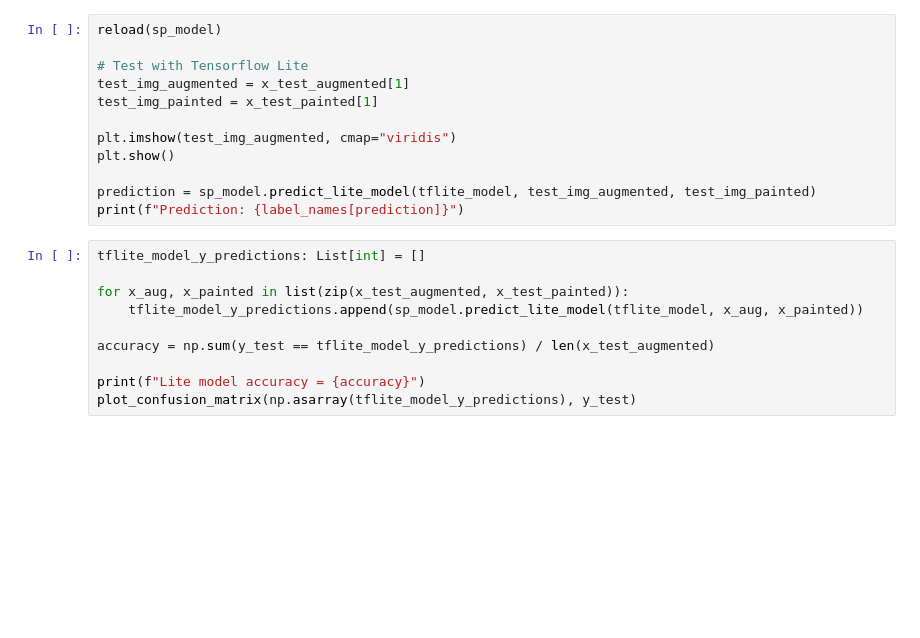
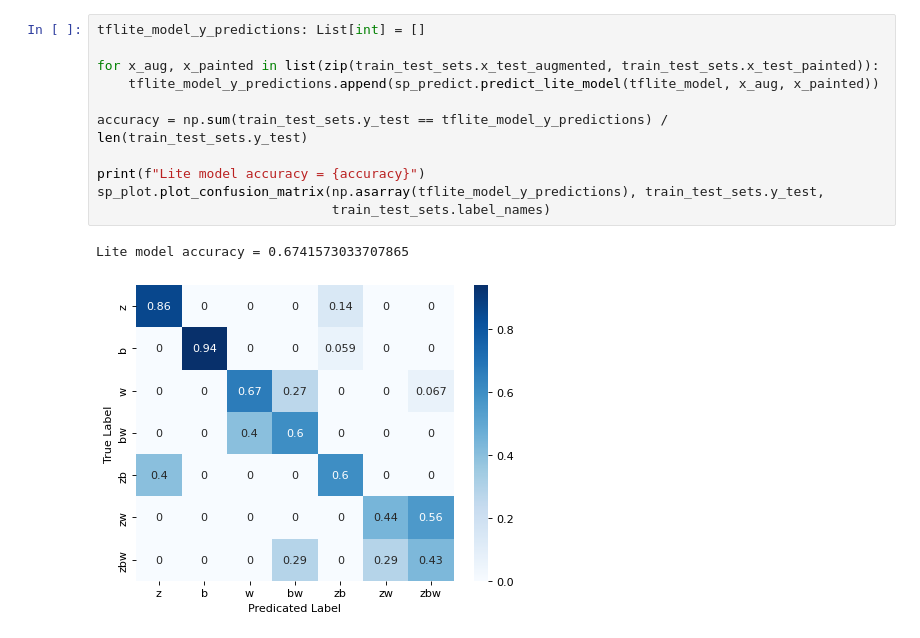
Before and after one commit to sds100/TinyMLSpectrumSensing, a Jupyter notebook: training/train-model.ipynb, the cells around one changed output. Cells and saved outputs as stored; diff of their text form; blank space fills up the shorter version.

```diff
--- a/training/train-model.ipynb
+++ b/training/train-model.ipynb
@@ -299,23 +169,15 @@ with open('output/spectrum-painting-model.tflite', 'wb') as f:
-# %%
-reload(sp_model)
-
-# Test with Tensorflow Lite
-test_img_augmented = x_test_augmented[1]
-test_img_painted = x_test_painted[1]
-
-plt.imshow(test_img_augmented, cmap="viridis")
-plt.show()
-
-prediction = sp_model.predict_lite_model(tflite_model, test_img_augmented, test_img_painted)
-print(f"Prediction: {label_names[prediction]}")
 # %%
 tflite_model_y_predictions: List[int] = []
 
-for x_aug, x_painted in list(zip(x_test_augmented, x_test_painted)):
-    tflite_model_y_predictions.append(sp_model.predict_lite_model(tflite_model, x_aug, x_painted))
+for x_aug, x_painted in list(zip(train_test_sets.x_test_augmented, train_test_sets.x_test_painted)):
+    tflite_model_y_predictions.append(sp_predict.predict_lite_model(tflite_model, x_aug, x_painted))
 
-accuracy = np.sum(y_test == tflite_model_y_predictions) / len(x_test_augmented)
+accuracy = np.sum(train_test_sets.y_test == tflite_model_y_predictions) / len(train_test_sets.y_test)
 
 print(f"Lite model accuracy = {accuracy}")
-plot_confusion_matrix(np.asarray(tflite_model_y_predictions), y_test)
+sp_plot.plot_confusion_matrix(np.asarray(tflite_model_y_predictions), train_test_sets.y_test,
+                              train_test_sets.label_names)
+# %% [output]
+Lite model accuracy = 0.6741573033707865
+[figure, added]
 # %%
```
Also changed, not shown: parts of 20 cells of this notebook, 5 other files.
